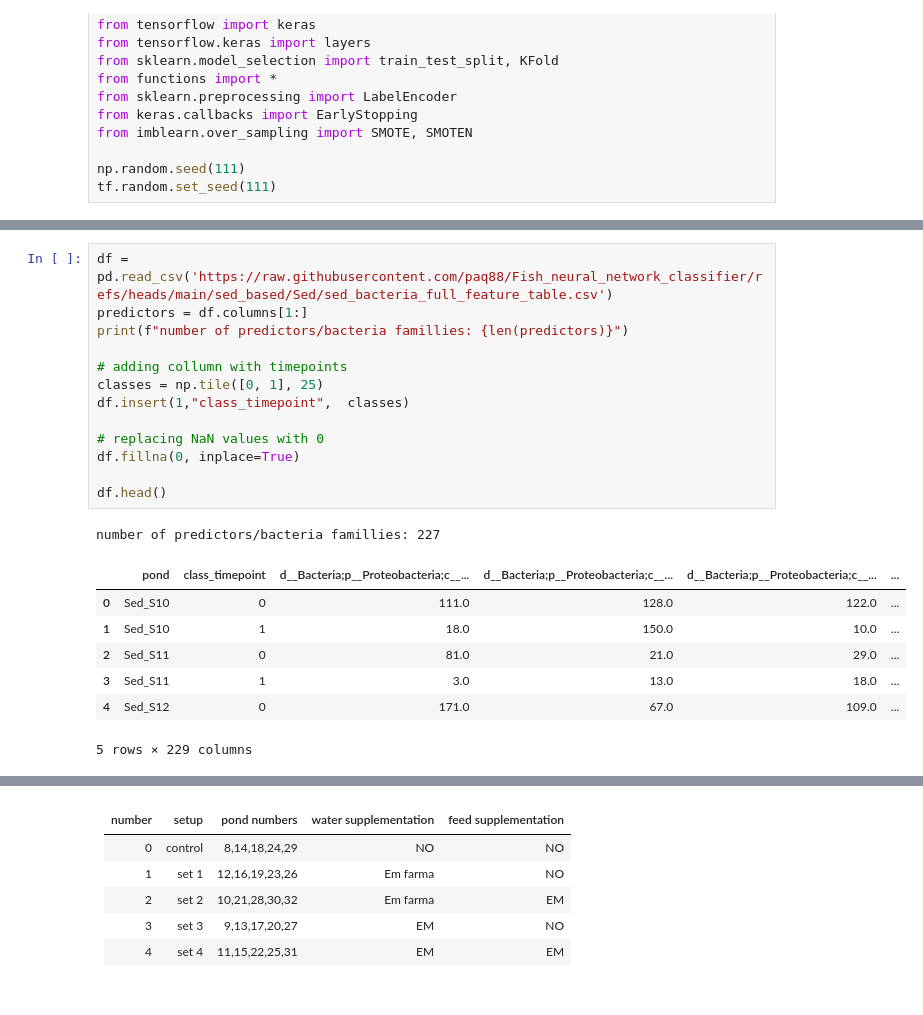
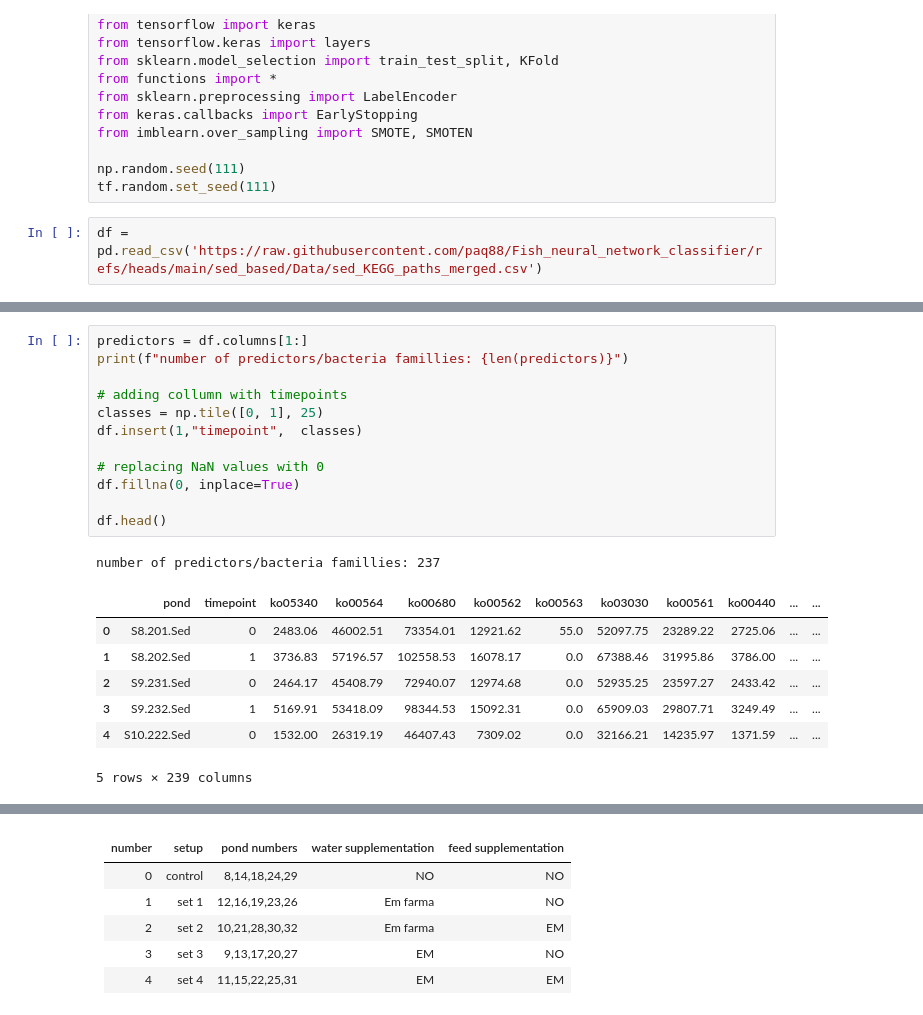
Before and after one commit to paq88/Fish_neural_network_classifier, a Jupyter notebook: sed_based/Sediment_5_KEGG_pathways.ipynb, the cells around one changed output, grey strips where cells are left out. Saved outputs shown, nothing was run; the diff lists cells and outputs as text.

Commit message:
up
creation of notebook for pathways data
update functions for new decoder for new data

```diff
--- a/sed_based/Sediment_5_KEGG_pathways.ipynb
+++ b/sed_based/Sediment_5_KEGG_pathways.ipynb
@@ -24,3 +24,5 @@ from imblearn.over_sampling import SMOTE, SMOTEN
 
 np.random.seed(111)
 tf.random.set_seed(111)
+# %%
+df = pd.read_csv('https://raw.githubusercontent.com/paq88/Fish_neural_network_classifier/refs/heads/main/sed_based/Data/sed_KEGG_paths_merged.csv')
@@ -27,25 +41,24 @@ tf.random.set_seed(111)
 # %%
-df = pd.read_csv('https://raw.githubusercontent.com/paq88/Fish_neural_network_classifier/refs/heads/main/sed_based/Sed/sed_bacteria_full_feature_table.csv')
 predictors = df.columns[1:]
 print(f"number of predictors/bacteria famillies: {len(predictors)}")
 
 # adding collumn with timepoints
 classes = np.tile([0, 1], 25)
-df.insert(1,"class_timepoint",  classes)
+df.insert(1,"timepoint",  classes)
 
 # replacing NaN values with 0
 df.fillna(0, inplace=True)
 
 df.head()
 # %% [output]
-number of predictors/bacteria famillies: 227
+number of predictors/bacteria famillies: 237
-|  | pond | class_timepoint | d__Bacteria;p__Proteobacteria;c__... | d__Bacteria;p__Proteobacteria;c__... | d__Bacteria;p__Proteobacteria;c__... | ... |
-| 0 | Sed_S10 | 0 | 111.0 | 128.0 | 122.0 | ... |
-| 1 | Sed_S10 | 1 | 18.0 | 150.0 | 10.0 | ... |
-| 2 | Sed_S11 | 0 | 81.0 | 21.0 | 29.0 | ... |
-| 3 | Sed_S11 | 1 | 3.0 | 13.0 | 18.0 | ... |
-| 4 | Sed_S12 | 0 | 171.0 | 67.0 | 109.0 | ... |
+|  | pond | timepoint | ko05340 | ko00564 | ko00680 | ko00562 | ko00563 | ko03030 | ko00561 | ko00440 | ... | ... |
+| 0 | S8.201.Sed | 0 | 2483.06 | 46002.51 | 73354.01 | 12921.62 | 55.0 | 52097.75 | 23289.22 | 2725.06 | ... | ... |
+| 1 | S8.202.Sed | 1 | 3736.83 | 57196.57 | 102558.53 | 16078.17 | 0.0 | 67388.46 | 31995.86 | 3786.00 | ... | ... |
+| 2 | S9.231.Sed | 0 | 2464.17 | 45408.79 | 72940.07 | 12974.68 | 0.0 | 52935.25 | 23597.27 | 2433.42 | ... | ... |
+| 3 | S9.232.Sed | 1 | 5169.91 | 53418.09 | 98344.53 | 15092.31 | 0.0 | 65909.03 | 29807.71 | 3249.49 | ... | ... |
+| 4 | S10.222.Sed | 0 | 1532.00 | 26319.19 | 46407.43 | 7309.02 | 0.0 | 32166.21 | 14235.97 | 1371.59 | ... | ... |
-5 rows × 229 columns
+5 rows × 239 columns
 # %%
 # for normalisation we will use starndard min-max normalisation
 df[predictors] = normalize(df[predictors], norm='max', axis=0, copy=True, return_norm=False)
```
Also changed, not shown: parts of 5 cells of this notebook, 1 other file.
